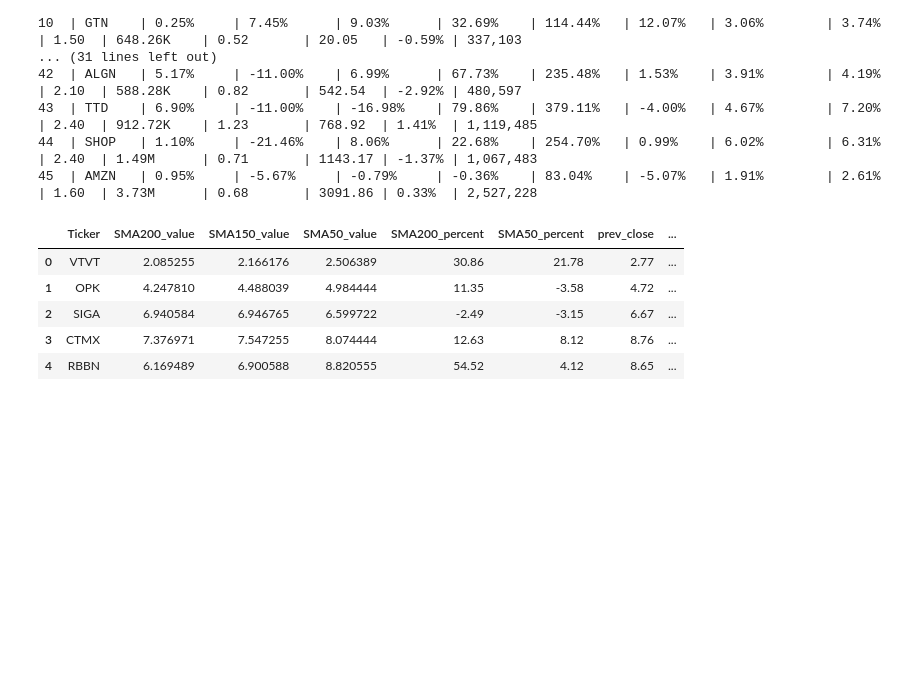
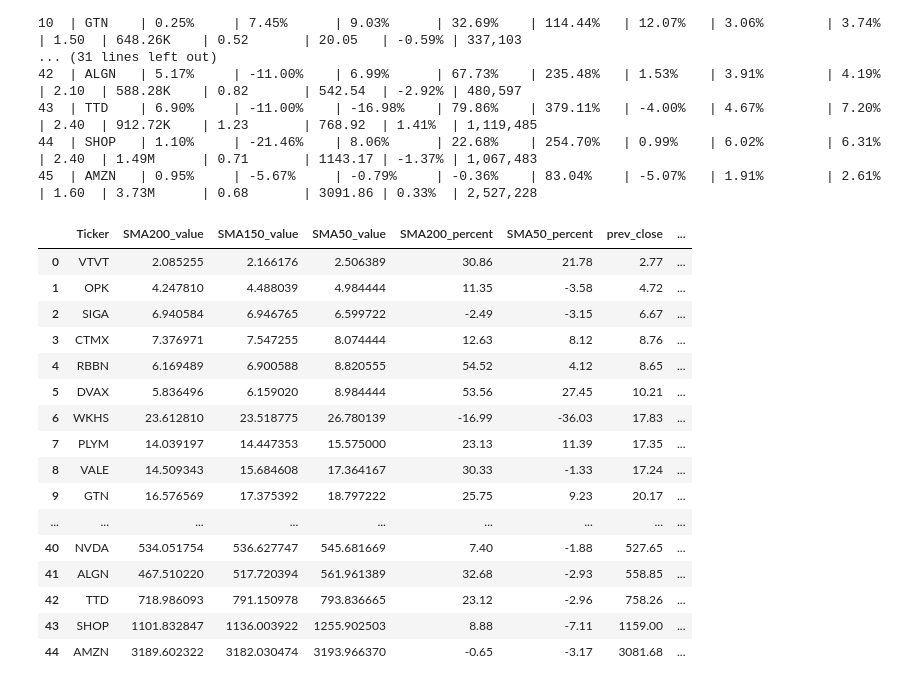
Before and after one commit to isaaccorley/StockSellRulesChecker, a Jupyter notebook: StockScreener/Screener.ipynb, the cells around one changed output. Saved outputs shown, nothing was run; the diff lists cells and outputs as text; code cells hidden in the pictures; blank space fills up the shorter version.

```diff
--- a/StockScreener/Screener.ipynb
+++ b/StockScreener/Screener.ipynb
@@ -135,13 +152,24 @@ for stock in screened_stocks.keys():
 
 df_out = pd.DataFrame(output_list,columns=cols)
 # %%
-df_out.head()
+df_out
 # %% [output]
 |  | Ticker | SMA200_value | SMA150_value | SMA50_value | SMA200_percent | SMA50_percent | prev_close | ... |
 | 0 | VTVT | 2.085255 | 2.166176 | 2.506389 | 30.86 | 21.78 | 2.77 | ... |
 | 1 | OPK | 4.247810 | 4.488039 | 4.984444 | 11.35 | -3.58 | 4.72 | ... |
 | 2 | SIGA | 6.940584 | 6.946765 | 6.599722 | -2.49 | -3.15 | 6.67 | ... |
 | 3 | CTMX | 7.376971 | 7.547255 | 8.074444 | 12.63 | 8.12 | 8.76 | ... |
 | 4 | RBBN | 6.169489 | 6.900588 | 8.820555 | 54.52 | 4.12 | 8.65 | ... |
+| 5 | DVAX | 5.836496 | 6.159020 | 8.984444 | 53.56 | 27.45 | 10.21 | ... |
+| 6 | WKHS | 23.612810 | 23.518775 | 26.780139 | -16.99 | -36.03 | 17.83 | ... |
+| 7 | PLYM | 14.039197 | 14.447353 | 15.575000 | 23.13 | 11.39 | 17.35 | ... |
+| 8 | VALE | 14.509343 | 15.684608 | 17.364167 | 30.33 | -1.33 | 17.24 | ... |
+| 9 | GTN | 16.576569 | 17.375392 | 18.797222 | 25.75 | 9.23 | 20.17 | ... |
+| ... | ... | ... | ... | ... | ... | ... | ... | ... |
+| 40 | NVDA | 534.051754 | 536.627747 | 545.681669 | 7.40 | -1.88 | 527.65 | ... |
+| 41 | ALGN | 467.510220 | 517.720394 | 561.961389 | 32.68 | -2.93 | 558.85 | ... |
+| 42 | TTD | 718.986093 | 791.150978 | 793.836665 | 23.12 | -2.96 | 758.26 | ... |
+| 43 | SHOP | 1101.832847 | 1136.003922 | 1255.902503 | 8.88 | -7.11 | 1159.00 | ... |
+| 44 | AMZN | 3189.602322 | 3182.030474 | 3193.966370 | -0.65 | -3.17 | 3081.68 | ... |
 # %%
 df_out.to_csv("screened_stocks.csv")
```
Also changed, not shown: parts of 3 cells of this notebook.
